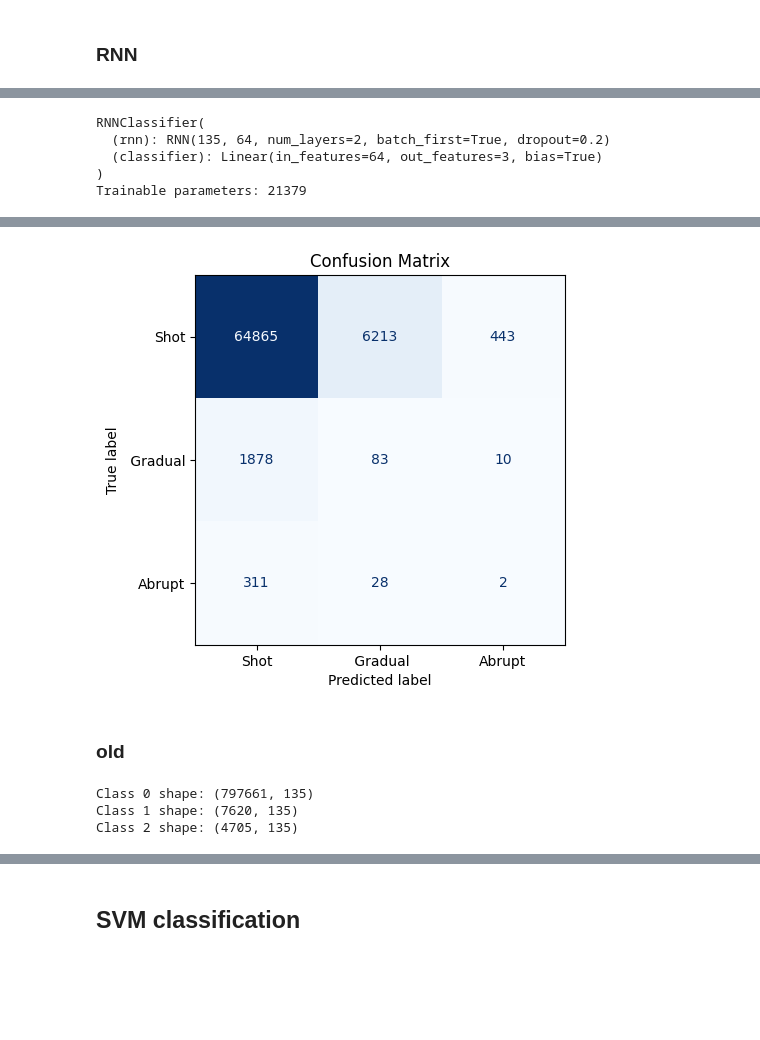
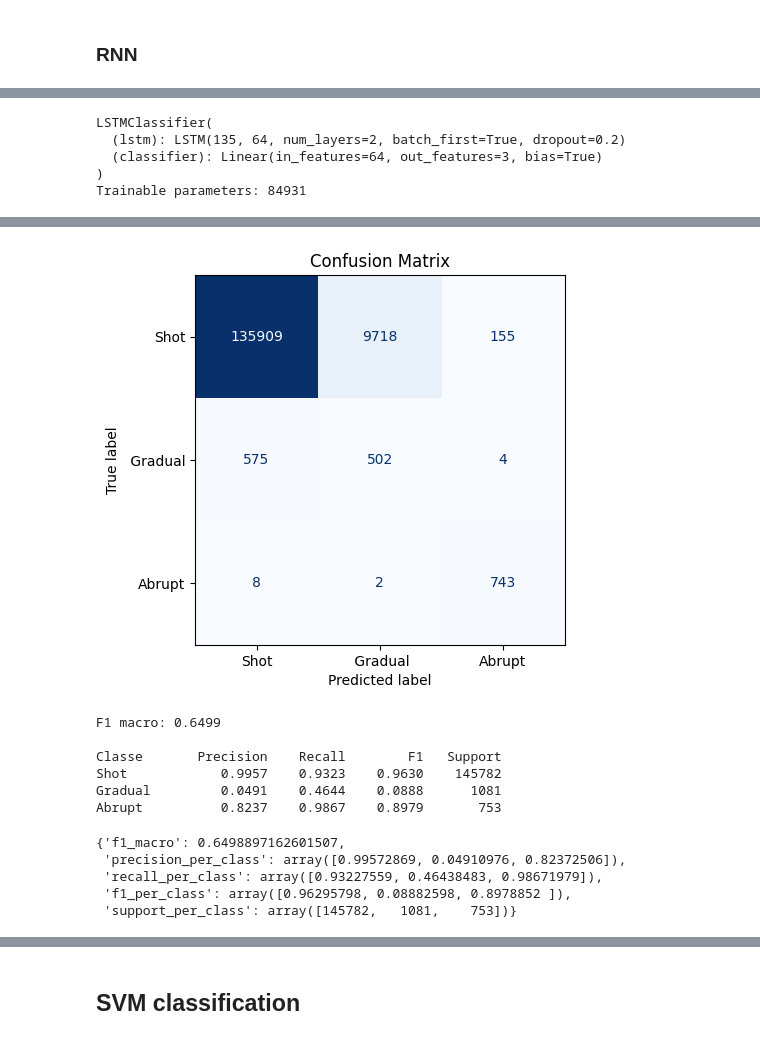
Before and after one commit to Bono046/DIP_project, a Jupyter notebook: SCD_features_classification.ipynb, the cells around one changed output, grey strips where cells are left out. Saved outputs shown, nothing was run; the diff lists cells and outputs as text; code cells hidden in the pictures; blank space fills up the shorter version.

Commit message:
random search and window dataset

```diff
--- a/SCD_features_classification.ipynb
+++ b/SCD_features_classification.ipynb
@@ -393,9 +348,9 @@ class LSTMClassifier(nn.Module):
         self.classifier = nn.Linear(hidden_size, num_classes)
 
     def forward(self, x):
-        _, (hidden_state, _) = self.lstm(x)
-        last_hidden_state = hidden_state[-1]
-        return self.classifier(last_hidden_state)
+        output, _ = self.lstm(x)
+        pooled = output.mean(dim=1)
+        return self.classifier(pooled)
 # %%
 class GRUClassifier(nn.Module):
     def __init__(self, input_size, hidden_size, num_layers, num_classes, dropout=0.2):
@@ -691,31 +813,26 @@ Tensors created: x_tensor shape = torch.Size([73833, 11, 135]), y_tensor shape =
-# %%
-#load final data
-X_train = torch.load(data_path + '/bbc_vec_buff/bbc_train_x.pt')
-y_train = torch.load(data_path + '/bbc_vec_buff/bbc_train_y.pt')
-X_val = torch.load(data_path + '/bbc_vec_buff/bbc_val_x.pt')
-y_val = torch.load(data_path + '/bbc_vec_buff/bbc_val_y.pt')
-X_test = torch.load(data_path + '/bbc_vec_buff/bbc_test_x.pt')
-y_test = torch.load(data_path + '/bbc_vec_buff/bbc_test_y.pt')
 # %%
+batch_size = 32
+
 # Create datasets and dataloaders
 train_dataset = TensorDataset(X_train, y_train)
 eval_dataset = TensorDataset(X_val, y_val)
-test_dataset = TensorDataset(X_test, y_test)
+#test_dataset = TensorDataset(X_test, y_test)
 
 
-train_dataloader = DataLoader(train_dataset, batch_size=32, shuffle=True)
-eval_dataloader = DataLoader(eval_dataset, batch_size=32, shuffle=False)
-test_dataloader = DataLoader(test_dataset, batch_size=32, shuffle=False)
+train_dataloader = DataLoader(train_dataset, batch_size=batch_size, shuffle=True)
+eval_dataloader = DataLoader(eval_dataset, batch_size=batch_size, shuffle=False)
+#test_dataloader = DataLoader(test_dataset, batch_size=32, shuffle=False)
 # %%
 # train and evaluate RNN model
 device = torch.device("cuda" if torch.cuda.is_available() else "cpu")
 
-input_size = feature_dim
+input_size = 135
 hidden_size = 64
 num_layers = 2
+learning_rate = 1e-3
 num_classes = 3
 
-model_rnn = RNNClassifier(
+model_rnn = LSTMClassifier(
     input_size=input_size,
     hidden_size=hidden_size,
     num_layers=num_layers,
@@ -734,22 +851,23 @@ weights_tensor = torch.tensor(class_weights, dtype=torch.float32)
 loss_fn = nn.CrossEntropyLoss(weight=weights_tensor.to(device))
 
 
-optimizer = torch.optim.Adam(model_rnn.parameters(), lr=1e-3)
+optimizer = torch.optim.Adam(model_rnn.parameters(), lr=learning_rate)
 
 print(model_rnn)
 print(f"Trainable parameters: {sum(p.numel() for p in model_rnn.parameters() if p.requires_grad)}")
 # %% [output]
-RNNClassifier(
-  (rnn): RNN(135, 64, num_layers=2, batch_first=True, dropout=0.2)
+LSTMClassifier(
+  (lstm): LSTM(135, 64, num_layers=2, batch_first=True, dropout=0.2)
   (classifier): Linear(in_features=64, out_features=3, bias=True)
 )
-Trainable parameters: 21379
+Trainable parameters: 84931
 # %%
 # train and evaluate RNN model
 train_rnn_model(model_rnn, train_dataloader, loss_fn, optimizer, device, num_epochs=3)
 #evaluate the model
-accuracy, f1, all_preds, all_labels = evaluate_rnn_model(model_rnn, test_dataloader, device)
+accuracy, f1, all_preds, all_labels = evaluate_rnn_model(model_rnn, eval_dataloader, device)
 print(f"RNN Accuracy: {accuracy * 100:.2f}%")
 print(f"RNN F1 Score: {f1:.4f}")
 plot_confusion_matrix(all_labels, all_preds)
+compute_classification_metrics(all_labels, all_preds, class_names=["Shot", "Gradual", "Abrupt"], verbose=True)
 # %% [output]
@@ -761,15 +879,12 @@ RNN F1 Score: 0.9074
-[figure, old version]
+[figure, new version]
+F1 macro: 0.6499
+
+Classe       Precision    Recall        F1   Support
+Shot            0.9957    0.9323    0.9630    145782
+Gradual         0.0491    0.4644    0.0888      1081
+Abrupt          0.8237    0.9867    0.8979       753
+{'f1_macro': 0.6498897162601507,
+ 'precision_per_class': array([0.99572869, 0.04910976, 0.82372506]),
+ 'recall_per_class': array([0.93227559, 0.46438483, 0.98671979]),
+ 'f1_per_class': array([0.96295798, 0.08882598, 0.8978852 ]),
+ 'support_per_class': array([145782,   1081,    753])}
-# %% [markdown]
-### old
-# %%
-x_class_0 = x_all[y_all == 0]
-x_class_1 = x_all[y_all == 1]
-x_class_2 = x_all[y_all == 2]
-
-print("Class 0 shape:", x_class_0.shape)
-print("Class 1 shape:", x_class_1.shape)
-print("Class 2 shape:", x_class_2.shape)
-# %% [output]
-Class 0 shape: (797661, 135)
-Class 1 shape: (7620, 135)
-Class 2 shape: (4705, 135)
```
Also changed, not shown: parts of 48 cells of this notebook.
